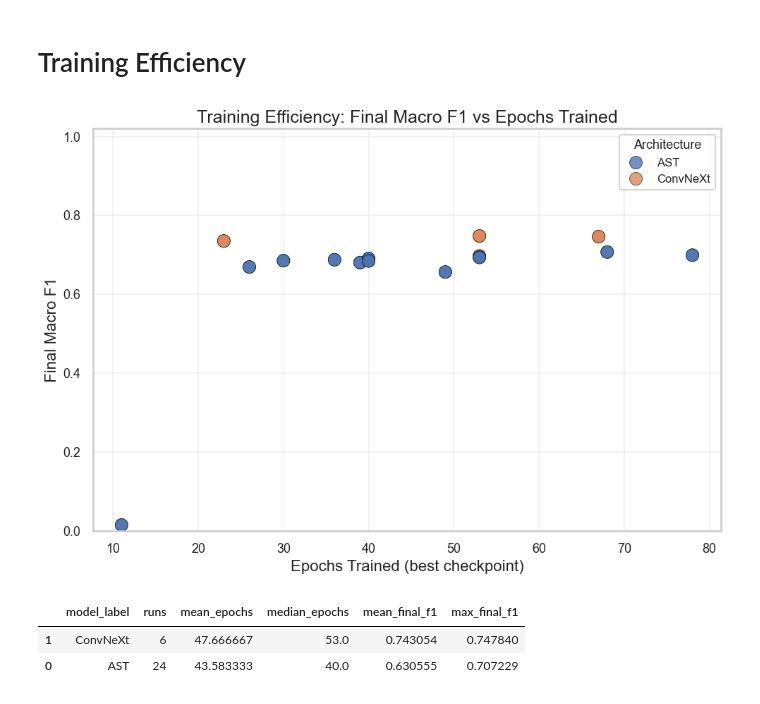
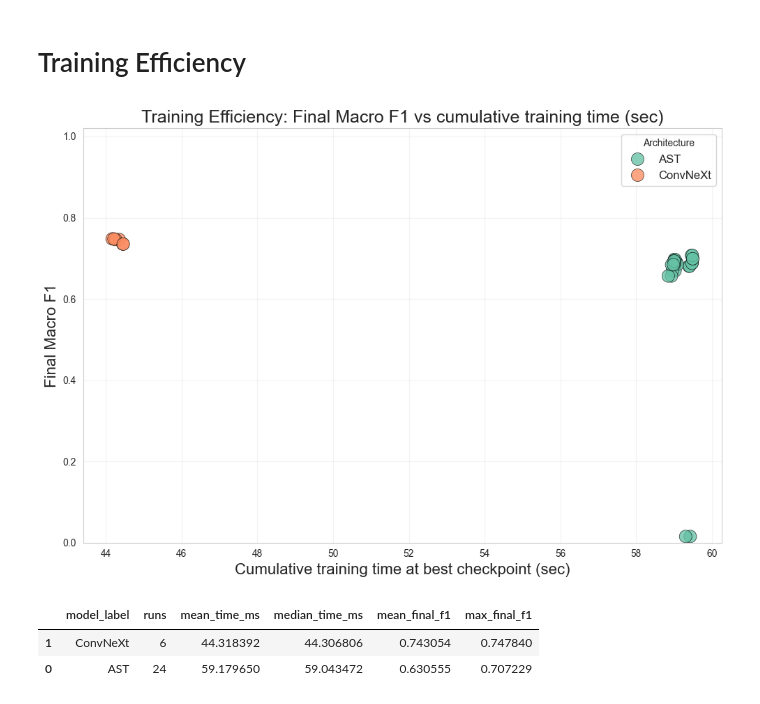
Before and after one commit to Pawlo77/speech-recognition, a Jupyter notebook: notebooks/analysis.ipynb, the cells around one changed output. Saved outputs shown, nothing was run; the diff lists cells and outputs as text; code cells hidden in the pictures.

```diff
--- a/notebooks/analysis.ipynb
+++ b/notebooks/analysis.ipynb
@@ -14,3 +14,4 @@ df2 = pd.read_json("./analysis_data/phase_2.json", lines=True)
 df3 = pd.read_json("./analysis_data/phase_3.json", lines=True)
 df4 = pd.read_json("./analysis_data/phase_4.json", lines=True)
 df_per_class = pd.read_json("./analysis_data/per_class_metrics.json", lines=True)
+df_training = pd.read_json("./analysis_data/training_metrics.json", lines=True)
@@ -789,72 +870,56 @@ Name: 31, dtype: object
 # %% [markdown]
 # Training Efficiency
 # %%
-# 8) Training Efficiency
-# Scatter: final F1 vs epochs trained (ConvNeXt vs AST)
-
-sns.set_theme(style="whitegrid", context="talk")
-plt.rcParams.update(
-    {
-        "font.size": 14,
-        "axes.titlesize": 18,
-        "axes.labelsize": 16,
-        "xtick.labelsize": 13,
-        "ytick.labelsize": 13,
-        "legend.fontsize": 12,
-        "legend.title_fontsize": 13,
-    }
+eff_df = phase3.copy()
+eff_df = eff_df[eff_df["model_family"].isin(["convnext", "ast"])].copy()
+eff_df = (
+    eff_df[["run_id", "model_family", "model_label", "epoch", "macro_f1", "cum_time_sec"]]
+    .dropna(subset=["run_id", "model_family", "model_label", "epoch", "macro_f1"])
+    .copy()
 )
 
-# Use phase 3 because it is the direct architecture comparison.
-# Keep only ConvNeXt and AST as requested.
-eff_df = phase3.copy()
-eff_df = eff_df[eff_df["model_family"].isin(["convnext", "ast"])].copy()
-eff_df = eff_df[["run_id", "model_family", "model_label", "epoch", "macro_f1"]].dropna().copy()
-
-# If multiple rows per run exist, keep the latest checkpoint (max epoch)
 eff_df = (
     eff_df.sort_values(["run_id", "epoch"])
     .groupby(["run_id", "model_family", "model_label"], as_index=False)
     .tail(1)
 )
 
-eff_df = eff_df.rename(columns={"epoch": "epochs_trained", "macro_f1": "final_macro_f1"})
+eff_df = eff_df.rename(columns={"cum_time_sec": "time_sec_trained", "macro_f1": "final_macro_f1"})
 
 fig, ax = plt.subplots(figsize=(10, 7))
 
 sns.scatterplot(
     data=eff_df,
-    x="epochs_trained",
+    x="time_sec_trained",
     y="final_macro_f1",
     hue="model_label",
-    # palette="Set2",
     s=170,
     alpha=0.78,
     edgecolor="black",
     linewidth=0.5,
     ax=ax,
 )
 
-ax.set_title("Training Efficiency: Final Macro F1 vs Epochs Trained", fontsize=18)
-ax.set_xlabel("Epochs Trained (best checkpoint)", fontsize=16)
+ax.set_title("Training Efficiency: Final Macro F1 vs cumulative training time (sec)", fontsize=18)
+ax.set_xlabel("Cumulative training time at best checkpoint (sec)", fontsize=16)
 ax.set_ylabel("Final Macro F1", fontsize=16)
 ax.grid(alpha=0.25)
 ax.set_ylim(0, 1.02)
 ax.legend(title="Architecture", loc="best", frameon=True, fontsize=12)
 
 plt.tight_layout()
 plt.savefig("./plots/training_efficiency_scatter.png", dpi=500)
 plt.show()
 
 eff_df.groupby("model_label", as_index=False).agg(
     runs=("run_id", "count"),
-    mean_epochs=("epochs_trained", "mean"),
-    median_epochs=("epochs_trained", "median"),
+    mean_time_ms=("time_sec_trained", "mean"),
+    median_time_ms=("time_sec_trained", "median"),
     mean_final_f1=("final_macro_f1", "mean"),
     max_final_f1=("final_macro_f1", "max"),
 ).sort_values("mean_final_f1", ascending=False)
 # %% [output]
-[figure, old version]
+[figure, new version]
-|  | model_label | runs | mean_epochs | median_epochs | mean_final_f1 | max_final_f1 |
-| 1 | ConvNeXt | 6 | 47.666667 | 53.0 | 0.743054 | 0.747840 |
-| 0 | AST | 24 | 43.583333 | 40.0 | 0.630555 | 0.707229 |
+|  | model_label | runs | mean_time_ms | median_time_ms | mean_final_f1 | max_final_f1 |
+| 1 | ConvNeXt | 6 | 44.318392 | 44.306806 | 0.743054 | 0.747840 |
+| 0 | AST | 24 | 59.179650 | 59.043472 | 0.630555 | 0.707229 |
```
Also changed, not shown: parts of 18 cells of this notebook, 19 other files.
